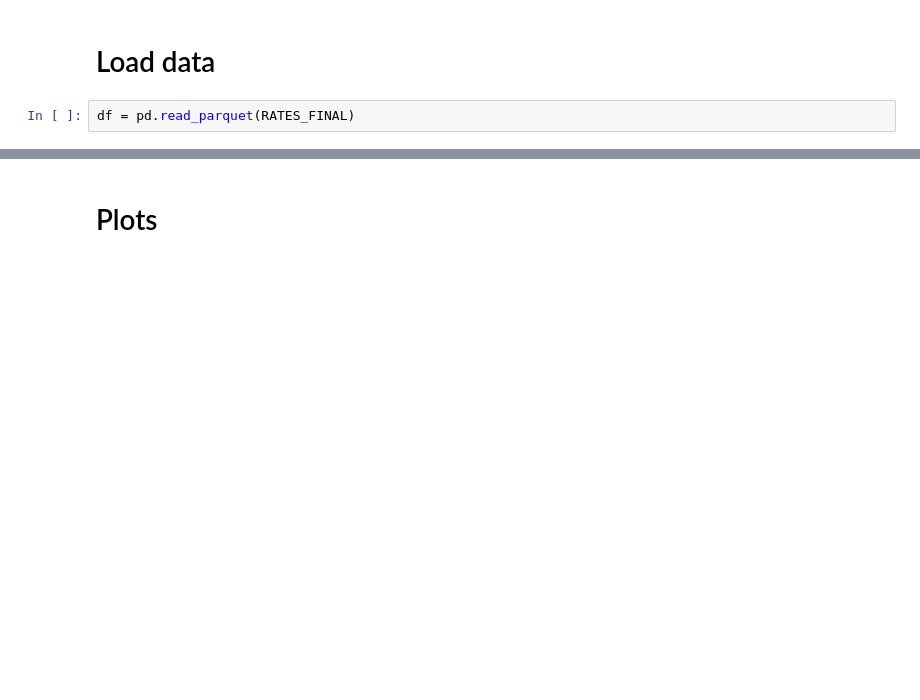
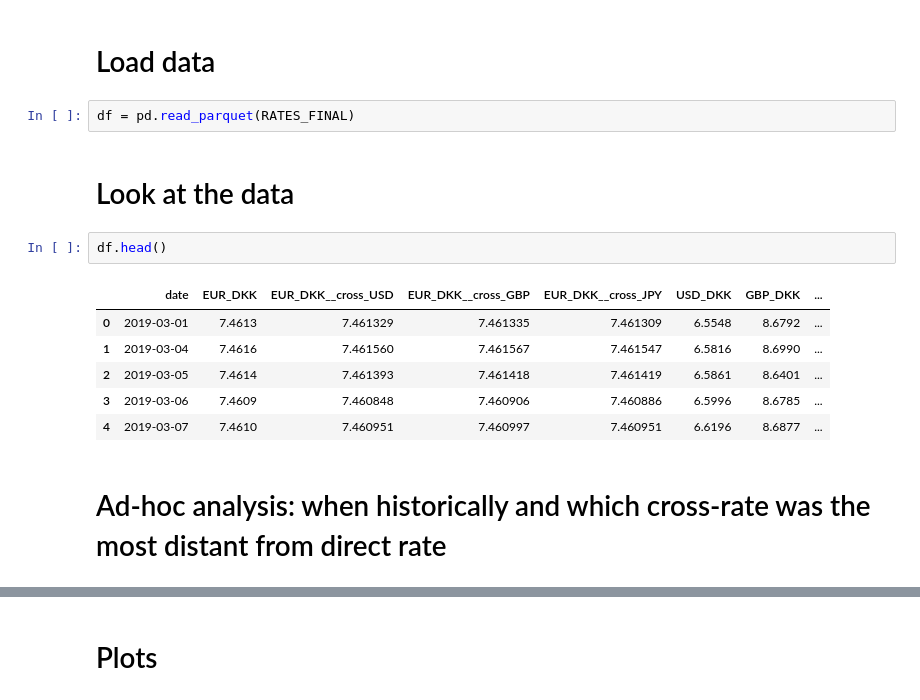
Before and after one commit to jkaniamorales/case-studies, a Jupyter notebook: src/analysis/Python_Exercise1.ipynb, the cells around one changed output, grey strips where cells are left out. Cells and saved outputs as stored; diff of their text form; blank space fills up the shorter version.

Commit message:
1) src/analysis/Python_Exercise1.ipynb 2) src/analysis/SQL_Exercise3.ipynb 3) Refactor

```diff
--- a/src/analysis/Python_Exercise1.ipynb
+++ b/src/analysis/Python_Exercise1.ipynb
@@ -9,3 +9,16 @@ from project_paths import RATES_FINAL
 # Load data
 # %%
 df = pd.read_parquet(RATES_FINAL)
+# %% [markdown]
+# Look at the data
+# %%
+df.head()
+# %% [output]
+|  | date | EUR_DKK | EUR_DKK__cross_USD | EUR_DKK__cross_GBP | EUR_DKK__cross_JPY | USD_DKK | GBP_DKK | ... |
+| 0 | 2019-03-01 | 7.4613 | 7.461329 | 7.461335 | 7.461309 | 6.5548 | 8.6792 | ... |
+| 1 | 2019-03-04 | 7.4616 | 7.461560 | 7.461567 | 7.461547 | 6.5816 | 8.6990 | ... |
+| 2 | 2019-03-05 | 7.4614 | 7.461393 | 7.461418 | 7.461419 | 6.5861 | 8.6401 | ... |
+| 3 | 2019-03-06 | 7.4609 | 7.460848 | 7.460906 | 7.460886 | 6.5996 | 8.6785 | ... |
+| 4 | 2019-03-07 | 7.4610 | 7.460951 | 7.460997 | 7.460951 | 6.6196 | 8.6877 | ... |
+# %% [markdown]
+# Ad-hoc analysis: when historically and which cross-rate was the most distant from direct rate
```
Also changed, not shown: parts of 10 cells of this notebook, 4 other files.
